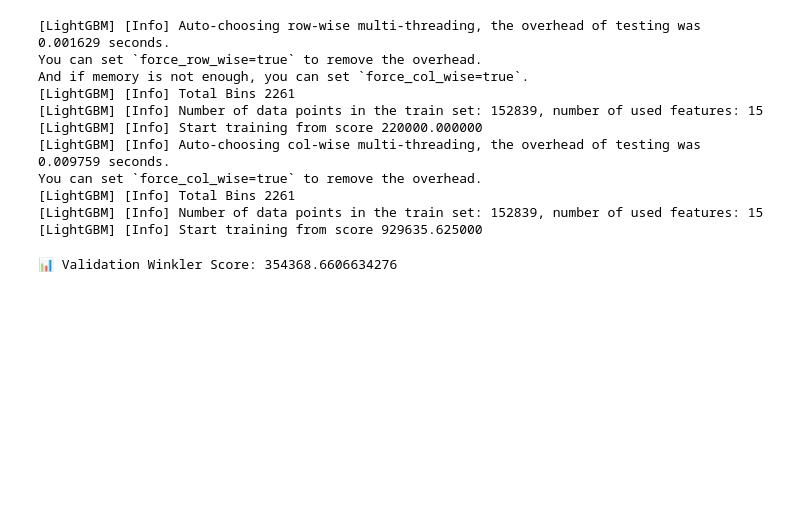
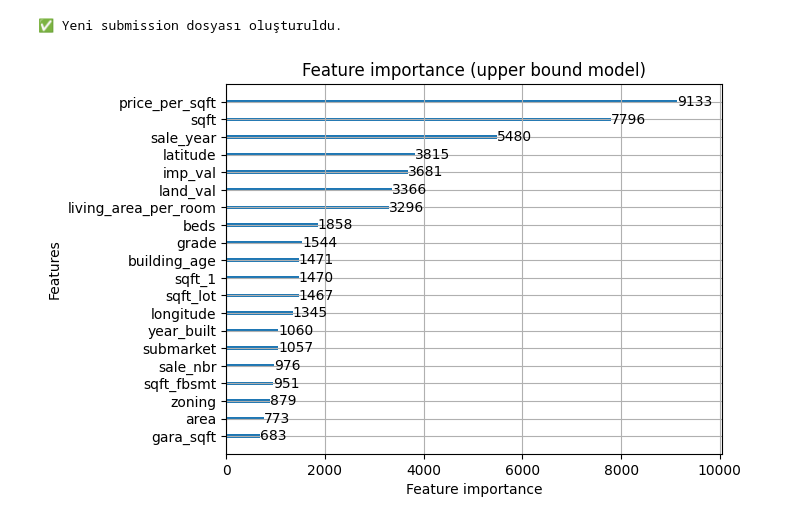
Before and after one commit to ErenErenturk/kaggle-comp1, a Jupyter notebook: play.ipynb, the cells around one changed output. Drawn from its saved outputs; the diff is of its cells as text; code cells hidden in the pictures; blank space fills up the shorter version.

```diff
--- a/play.ipynb
+++ b/play.ipynb
@@ -41,14 +58,19 @@ test[categorical_cols] = encoder.transform(test[categorical_cols])
 # %%
-full_features = [
-    "sale_year", "land_val", "imp_val", "latitude", "sqft",
-    "longitude", "sqft_lot", "year_built", "join_year",
-    "submarket", "area", "grade", "sale_month", "zoning", "sqft_1"
-]
-
-train_clean = train.dropna(subset=full_features + [target_col])
-X = train_clean[full_features]
-y = train_clean[target_col]
-test_X = test[full_features]
+def safe_expm1(preds, clip_min=-10, clip_max=15):
+    clipped = np.clip(preds, clip_min, clip_max)
+    return np.expm1(clipped)
 # %%
-X_train, X_val, y_train, y_val = train_test_split(X, y, test_size=0.2, random_state=42)
+def winkler_score(y_true, lower, upper, alpha=0.1):
+    score = []
+    for yt, l, u in zip(y_true, lower, upper):
+        if np.isnan(l) or np.isnan(u) or np.isnan(yt):
+            continue
+        if np.isinf(l) or np.isinf(u) or np.isinf(yt):
+            continue
+        if l <= yt <= u:
+            score.append(u - l)
+        else:
+            penalty = (2 / alpha) * (l - yt) if yt < l else (2 / alpha) * (yt - u)
+            score.append((u - l) + penalty)
+    return np.mean(score) if score else float('nan')
 # %%
@@ -66,35 +135,20 @@ def train_qr_model(alpha):
 # %%
-model_lower = train_qr_model(0.1)
-model_upper = train_qr_model(0.9)
+pi_lower = safe_expm1(final_model_lower.predict(test_X))
+pi_upper = safe_expm1(final_model_upper.predict(test_X))
+
+submission = pd.DataFrame({
+    "id": test[ID_col],
+    "pi_lower": pi_lower,
+    "pi_upper": pi_upper
+})
+
+submission.to_csv("submission.csv", index=False)
+print("✅ Yeni submission dosyası oluşturuldu.")
 # %% [output]
-[LightGBM] [Info] Auto-choosing row-wise multi-threading, the overhead of testing was 0.001629 seconds.
-You can set `force_row_wise=true` to remove the overhead.
-And if memory is not enough, you can set `force_col_wise=true`.
-[LightGBM] [Info] Total Bins 2261
-[LightGBM] [Info] Number of data points in the train set: 152839, number of used features: 15
-[LightGBM] [Info] Start training from score 220000.000000
-[LightGBM] [Info] Auto-choosing col-wise multi-threading, the overhead of testing was 0.009759 seconds.
-You can set `force_col_wise=true` to remove the overhead.
-[LightGBM] [Info] Total Bins 2261
-[LightGBM] [Info] Number of data points in the train set: 152839, number of used features: 15
-[LightGBM] [Info] Start training from score 929635.625000
+✅ Yeni submission dosyası oluşturuldu.
 # %%
-pi_lower = model_lower.predict(test_X)
-pi_upper = model_upper.predict(test_X)
+lgb.plot_importance(final_model_upper, max_num_features=20)
+plt.title("Feature importance (upper bound model)")
+plt.show()
+# %% [output]
+[figure, added]
-# %%
-def winkler_score(y_true, lower, upper, alpha=0.1):
-    score = []
-    for yt, l, u in zip(y_true, lower, upper):
-        if l <= yt <= u:
-            score.append(u - l)
-        else:
-            penalty = (2 / alpha) * (l - yt) if yt < l else (2 / alpha) * (yt - u)
-            score.append((u - l) + penalty)
-    return np.mean(score)
-
-pred_lower_val = model_lower.predict(X_val)
-pred_upper_val = model_upper.predict(X_val)
-val_score = winkler_score(y_val, pred_lower_val, pred_upper_val)
-print("📊 Validation Winkler Score:", val_score)
-# %% [output]
-📊 Validation Winkler Score: 354368.6606634276
```
Also changed, not shown: parts of 9 cells of this notebook, 2 other files.
